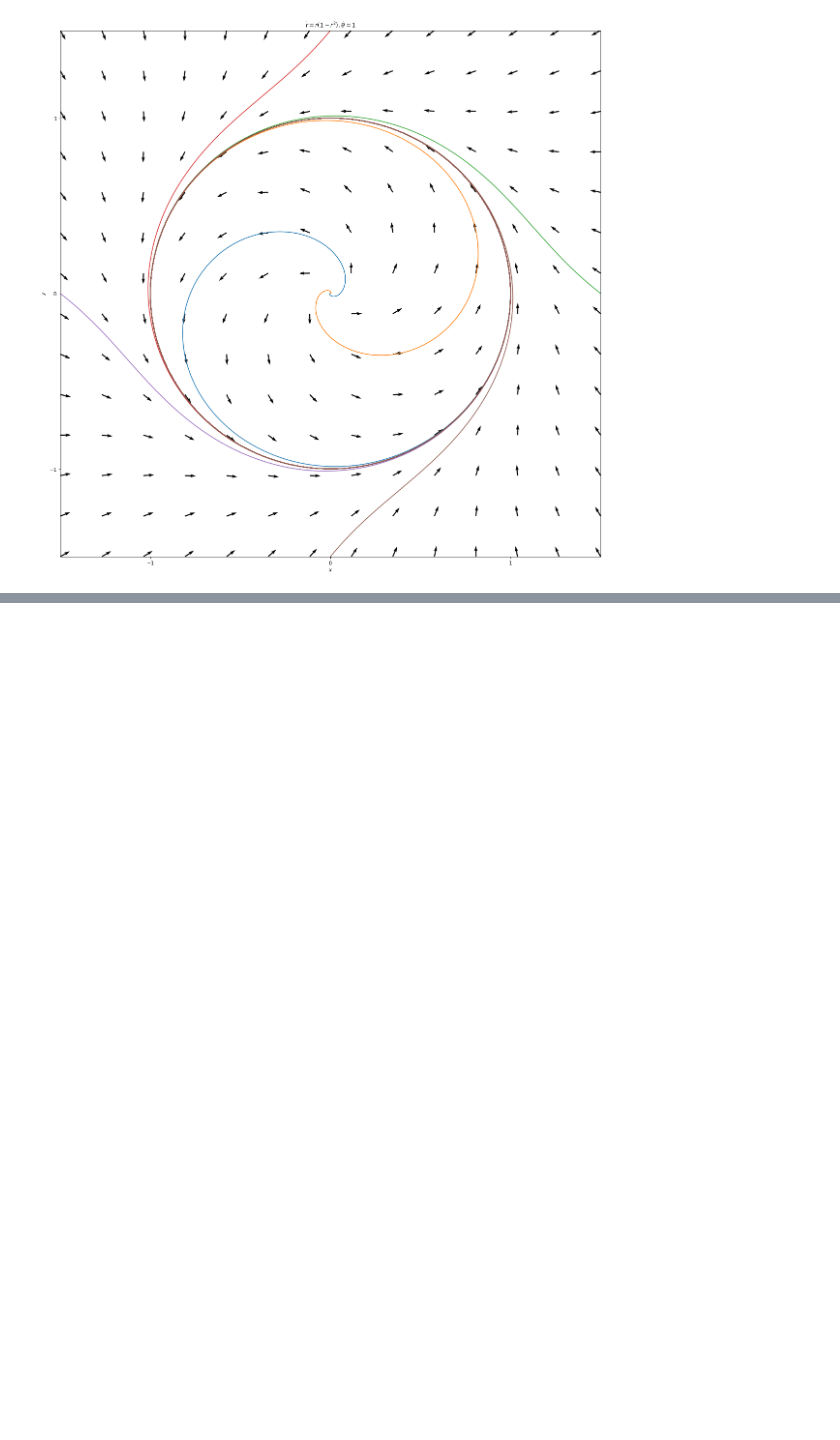
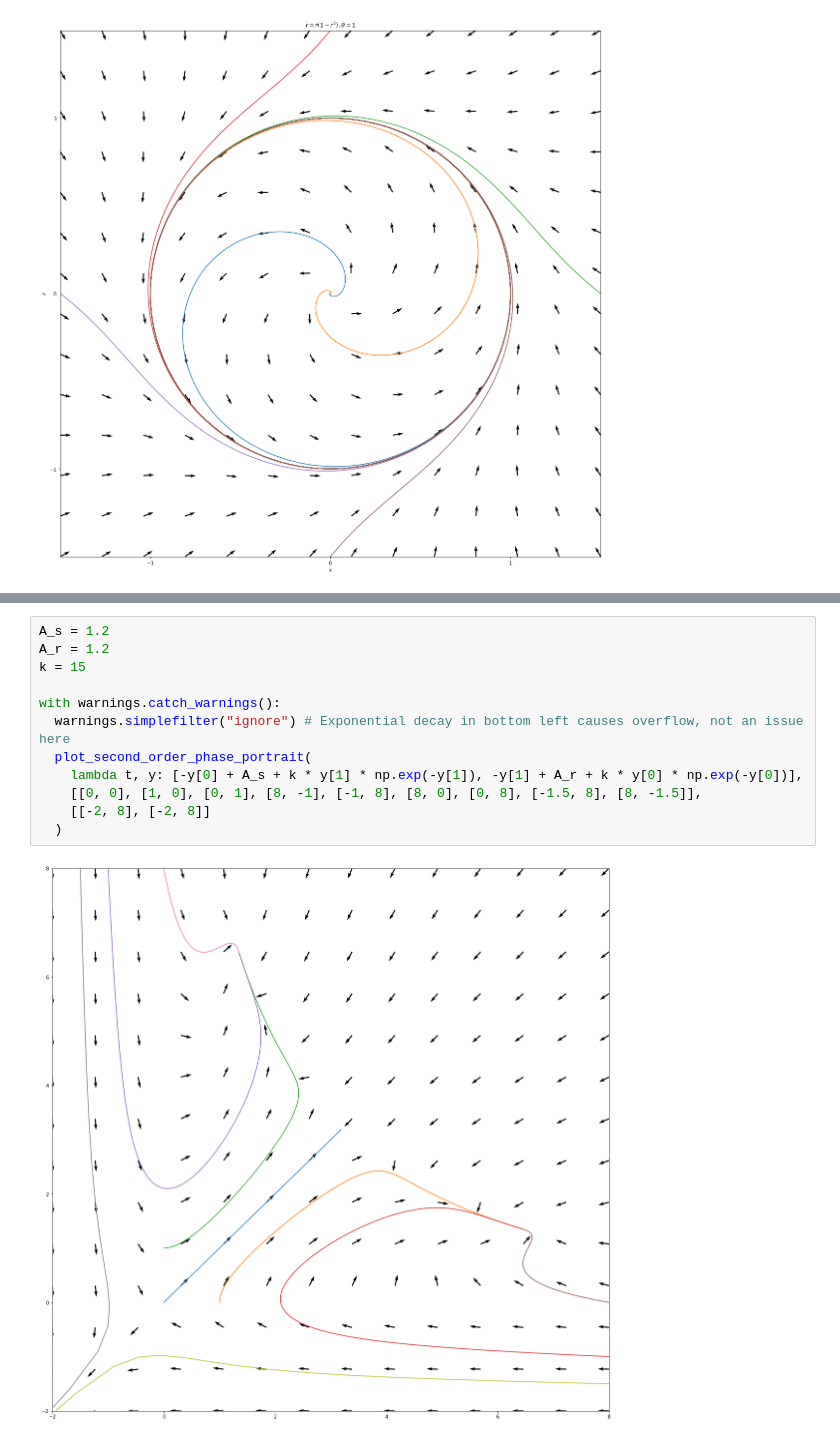
Before and after one commit to NRoboto/book-nonlinear-dynamics-chaos, a Jupyter notebook: 7-limit-cycles.ipynb, the cells around one changed output, grey strips where cells are left out. Drawn from its saved outputs; the diff is of its cells as text; blank space fills up the shorter version.

```diff
--- a/7-limit-cycles.ipynb
+++ b/7-limit-cycles.ipynb
@@ -36,0 +67,14 @@ plt.show()
+# %%
+A_s = 1.2
+A_r = 1.2
+k = 15
+
+with warnings.catch_warnings():
+  warnings.simplefilter("ignore") # Exponential decay in bottom left causes overflow, not an issue here
+  plot_second_order_phase_portrait(
+    lambda t, y: [-y[0] + A_s + k * y[1] * np.exp(-y[1]), -y[1] + A_r + k * y[0] * np.exp(-y[0])],
+    [[0, 0], [1, 0], [0, 1], [8, -1], [-1, 8], [8, 0], [0, 8], [-1.5, 8], [8, -1.5]],
+    [[-2, 8], [-2, 8]]
+  )
+# %% [output]
+[figure, added]
```
Also changed, not shown: parts of 7 cells of this notebook.
